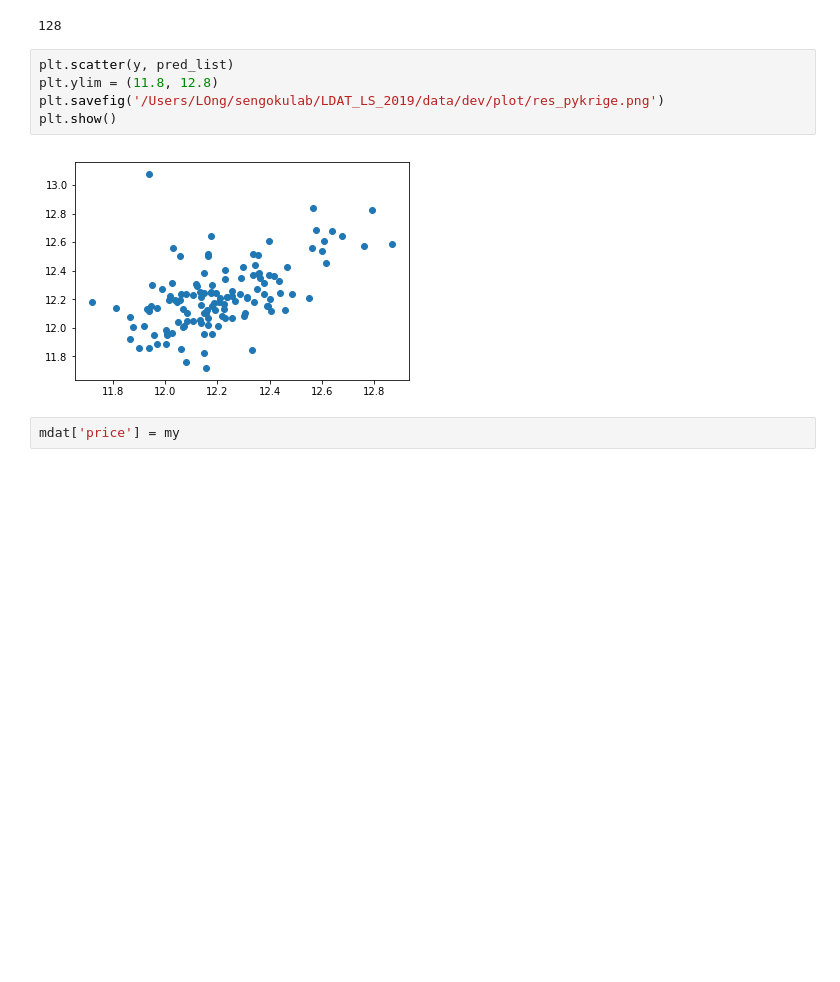
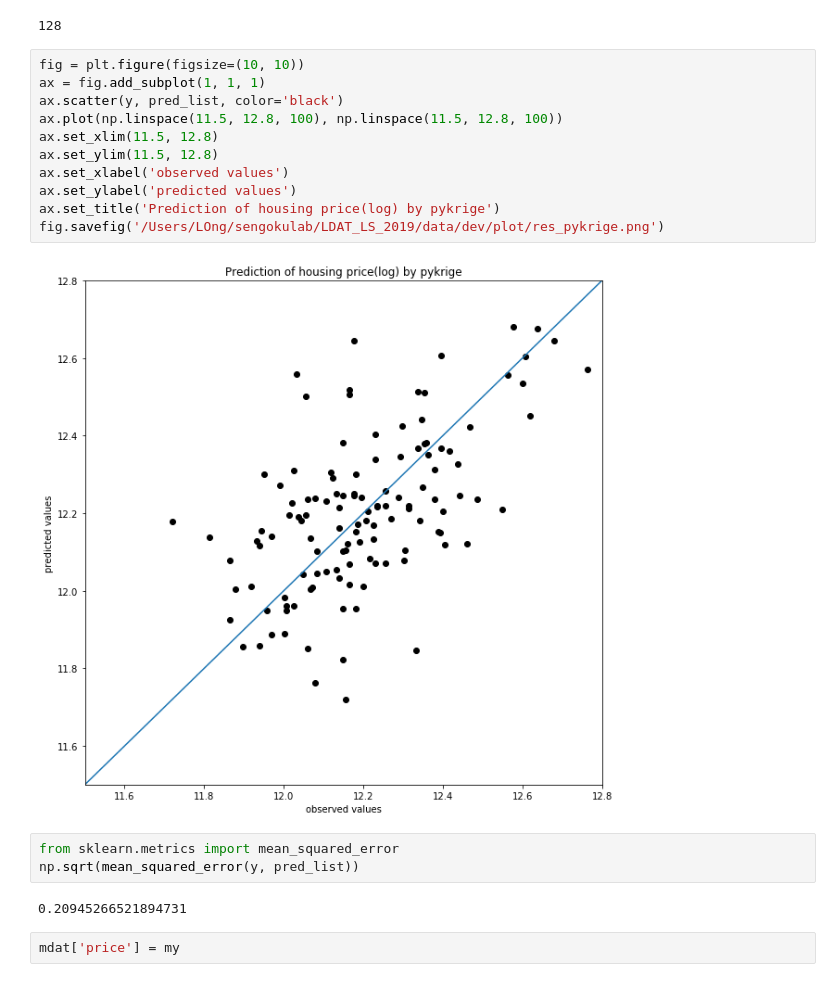
Before and after one commit to ryuya-ko/LDAT_LS_2019, a Jupyter notebook: code/python/geostat_pykrige.ipynb, the cells around one changed output. Drawn from its saved outputs; the diff is of its cells as text; blank space fills up the shorter version.

```diff
--- a/code/python/geostat_pykrige.ipynb
+++ b/code/python/geostat_pykrige.ipynb
@@ -142,13 +142,24 @@ Finished kriging residuals
 len(pred_list)
 # %% [output]
 128
-# %%
-plt.scatter(y, pred_list)
-plt.ylim = (11.8, 12.8)
-plt.savefig('/Users/LOng/sengokulab/LDAT_LS_2019/data/dev/plot/res_pykrige.png')
-plt.show()
-# %% [output]
-[figure, removed]
+# %%
+fig = plt.figure(figsize=(10, 10))
+ax = fig.add_subplot(1, 1, 1)
+ax.scatter(y, pred_list, color='black')
+ax.plot(np.linspace(11.5, 12.8, 100), np.linspace(11.5, 12.8, 100))
+ax.set_xlim(11.5, 12.8)
+ax.set_ylim(11.5, 12.8)
+ax.set_xlabel('observed values')
+ax.set_ylabel('predicted values')
+ax.set_title('Prediction of housing price(log) by pykrige')
+fig.savefig('/Users/LOng/sengokulab/LDAT_LS_2019/data/dev/plot/res_pykrige.png')
+# %% [output]
+[figure, added]
+# %%
+from sklearn.metrics import mean_squared_error
+np.sqrt(mean_squared_error(y, pred_list))
+# %% [output]
+0.20945266521894731
 # %%
 mdat['price'] = my
 # %%
```
Also changed, not shown: 4 other files.
